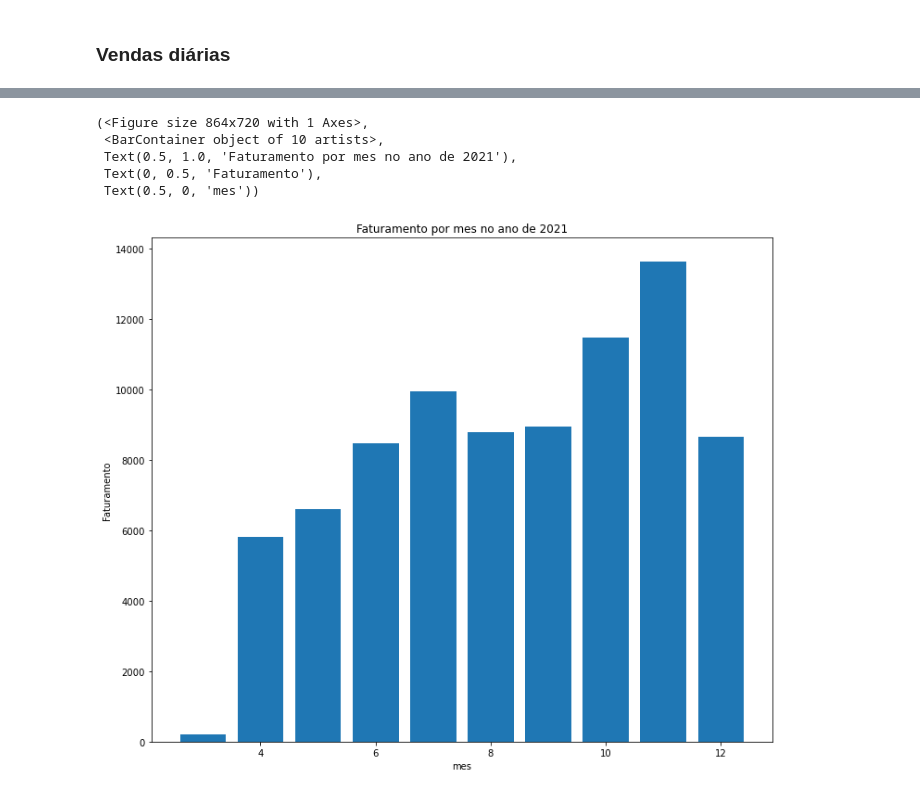
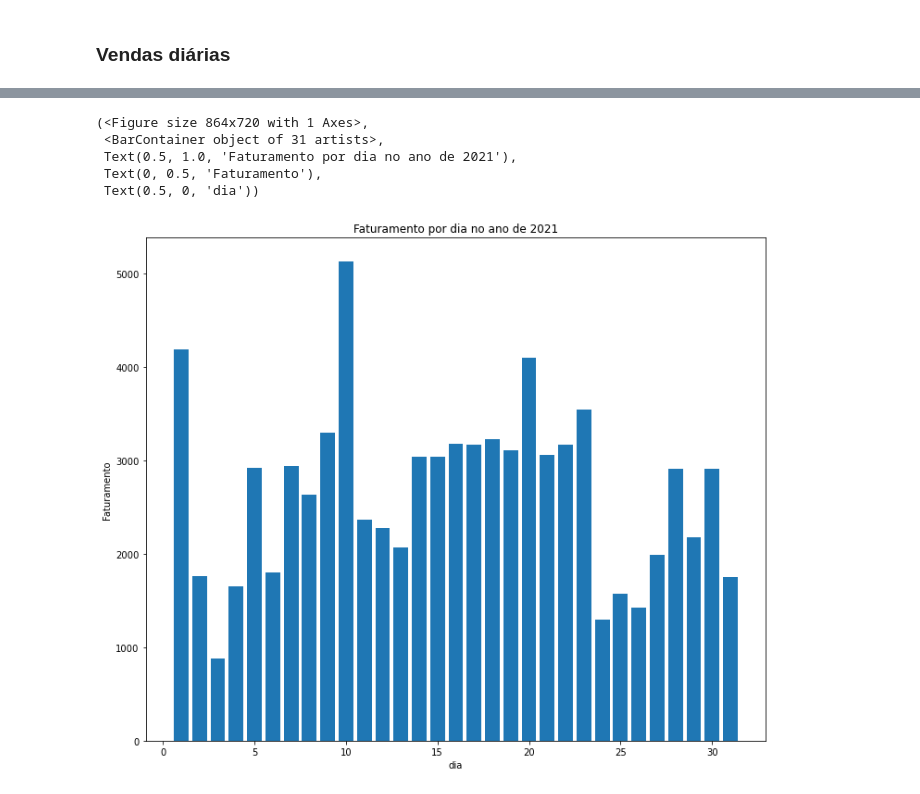
Before and after one commit to GCPeppe/loja-anonimizada, a Jupyter notebook: Business-analytics.ipynb, the cells around one changed output, grey strips where cells are left out. Drawn from its saved outputs; the diff is of its cells as text; code cells hidden in the pictures.

```diff
--- a/Business-analytics.ipynb
+++ b/Business-analytics.ipynb
@@ -11,10 +8,10 @@ frmt_vendas()
 plt.rcParams.update({'figure.facecolor': 'white'})
 pd.set_option('display.max_columns', None)
 # %%
-pedidos = pd.read_csv('planilhas/dados_anon.csv', encoding='utf8')
+df = pd.read_csv('planilhas/dados_anon.csv', encoding='utf8')
 br_mun = pd.read_csv('BR_MUN.csv', sep=';')
 # %%
-def padronizacao_dados_geo(df=pedidos):
+def padronizacao_dados_geo(df):
     df['Cidade'] = df['Cidade'].str.upper() #remove caracteres especiais e joga tudo para maiúsculo
     carac_sub = {'Á':'A', 'À': 'A', 'Ã': 'A', 'Â': 'A',
                  'É': 'E', 'Ê': 'E', 'Í': 'I', 'Ó': 'O',
@@ -54,7 +54,12 @@ mostra_faturamento('2022-02-01', '2022-02-28')
 # %%
-def planilha_vendas(df=pedidos):
+def planilha_vendas(df, data_inicial=df['Data'].min(), data_final=df['Data'].max()):
+
+    data_inicial = pd.to_datetime(data_inicial)
+    data_final = pd.to_datetime(data_final)
+    df['Data'] = pd.to_datetime(df['Data'])
+    df = df[(df['Data']>=data_inicial) & (df['Data']<=data_final)]
+
     pagamento_conf = df['Status do Pagamento'] == 'Confirmado'
-
     df = df.loc[pagamento_conf]
     filtro = [x in zip(br_mun['Cidade'], br_mun['Estado']) for x in zip(df['Cidade'], df['Estado'])]
     df = df.loc[filtro] # remove distritos de muriae e evita erros
@@ -70,10 +75,10 @@ def planilha_vendas(df=pedidos):
 
     return df
 # %%
-def periodo_de_exercicio(df=vendas, ano=2021, periodo='trimestre', col='Subtotal'):
+def periodo_de_exercicio(df, ano=2021, periodo='trimestre', col='Subtotal', save=False):
 
     df = df[df['ano']==ano].select_dtypes('number')
-    if periodo in ['trimestre', 'mes', 'semana', 'dia da semana']:
+    if periodo in ['trimestre', 'mes', 'semana', 'dia da semana', 'dia']:
         df = df.groupby(periodo).sum()
 
         fig = (plt.figure(figsize=(12,10)),
@@ -84,7 +89,8 @@ def periodo_de_exercicio(df=vendas, ano=2021, periodo='trimestre', col='Subtotal
 
     else:
         print('periodo inválido para cálculos')
-
+    if save:
+        plt.savefig(f'graficos/{ano}-fat-por-{periodo}-{col}')
 
 
     return fig
@@ -285,9 +282,13 @@ analise_vendas_diarias(df=por_dia, data_inicial='2022-02-01', data_final='2022-0
 # %%
-pedidos.pipe(padronizacao_dados_geo).pipe(planilha_vendas).pipe(periodo_de_exercicio, ano=2021, periodo='mes')
+(pedidos.pipe(padronizacao_dados_geo).pipe(planilha_vendas)
+# .groupby('Data').agg({'Subtotal': ['sum', 'mean'],
+#                      'Valor do Frete': 'mean'})).columns
+
+.pipe(periodo_de_exercicio, ano=2021, periodo='dia'))
 # %% [output]
 (<Figure size 864x720 with 1 Axes>,
- <BarContainer object of 10 artists>,
- Text(0.5, 1.0, 'Faturamento por mes no ano de 2021'),
+ <BarContainer object of 31 artists>,
+ Text(0.5, 1.0, 'Faturamento por dia no ano de 2021'),
  Text(0, 0.5, 'Faturamento'),
- Text(0.5, 0, 'mes'))
+ Text(0.5, 0, 'dia'))
-[figure, old version]
+[figure, new version]
```
Also changed, not shown: parts of 20 cells of this notebook.
